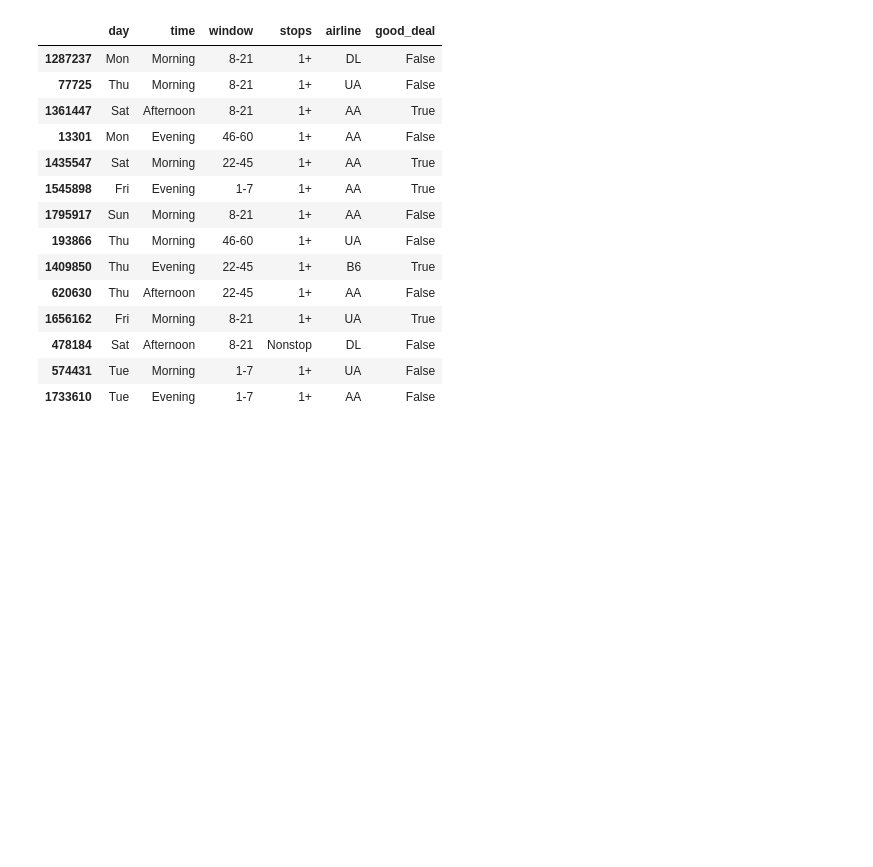
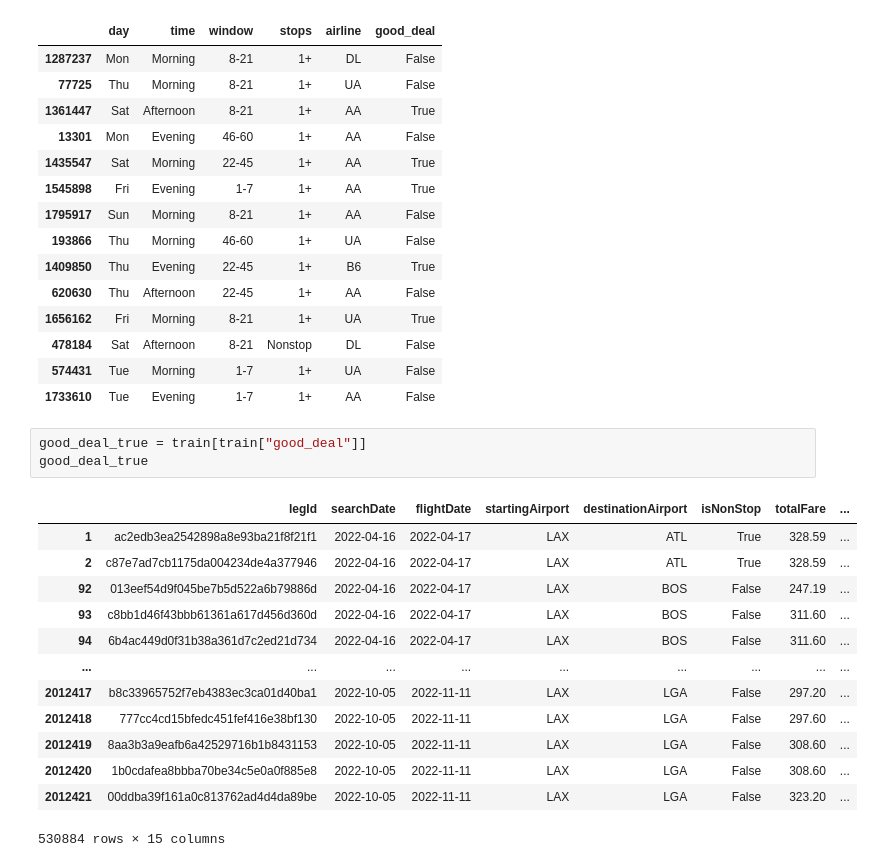
Before and after one commit to britaneydo/Flight-Cost-Predictor, a Jupyter notebook: backend/newDataset.ipynb, the cells around one changed output. Saved outputs shown, nothing was run; the diff lists cells and outputs as text; blank space fills up the shorter version.

```diff
--- a/backend/newDataset.ipynb
+++ b/backend/newDataset.ipynb
@@ -119,3 +138,20 @@ train[["day", "time", "window", "stops", "airline", "good_deal"]].sample(14, ran
 | 478184 | Sat | Afternoon | 8-21 | Nonstop | DL | False |
 | 574431 | Tue | Morning | 1-7 | 1+ | UA | False |
 | 1733610 | Tue | Evening | 1-7 | 1+ | AA | False |
+# %%
+good_deal_true = train[train["good_deal"]]
+good_deal_true
+# %% [output]
+|  | legId | searchDate | flightDate | startingAirport | destinationAirport | isNonStop | totalFare | ... |
+| 1 | ac2edb3ea2542898a8e93ba21f8f21f1 | 2022-04-16 | 2022-04-17 | LAX | ATL | True | 328.59 | ... |
+| 2 | c87e7ad7cb1175da004234de4a377946 | 2022-04-16 | 2022-04-17 | LAX | ATL | True | 328.59 | ... |
+| 92 | 013eef54d9f045be7b5d522a6b79886d | 2022-04-16 | 2022-04-17 | LAX | BOS | False | 247.19 | ... |
+| 93 | c8bb1d46f43bbb61361a617d456d360d | 2022-04-16 | 2022-04-17 | LAX | BOS | False | 311.60 | ... |
+| 94 | 6b4ac449d0f31b38a361d7c2ed21d734 | 2022-04-16 | 2022-04-17 | LAX | BOS | False | 311.60 | ... |
+| ... | ... | ... | ... | ... | ... | ... | ... | ... |
+| 2012417 | b8c33965752f7eb4383ec3ca01d40ba1 | 2022-10-05 | 2022-11-11 | LAX | LGA | False | 297.20 | ... |
+| 2012418 | 777cc4cd15bfedc451fef416e38bf130 | 2022-10-05 | 2022-11-11 | LAX | LGA | False | 297.60 | ... |
+| 2012419 | 8aa3b3a9eafb6a42529716b1b8431153 | 2022-10-05 | 2022-11-11 | LAX | LGA | False | 308.60 | ... |
+| 2012420 | 1b0cdafea8bbba70be34c5e0a0f885e8 | 2022-10-05 | 2022-11-11 | LAX | LGA | False | 308.60 | ... |
+| 2012421 | 00ddba39f161a0c813762ad4d4da89be | 2022-10-05 | 2022-11-11 | LAX | LGA | False | 323.20 | ... |
+530884 rows × 15 columns
```
Also changed, not shown: parts of 8 cells of this notebook, 1 other file.
